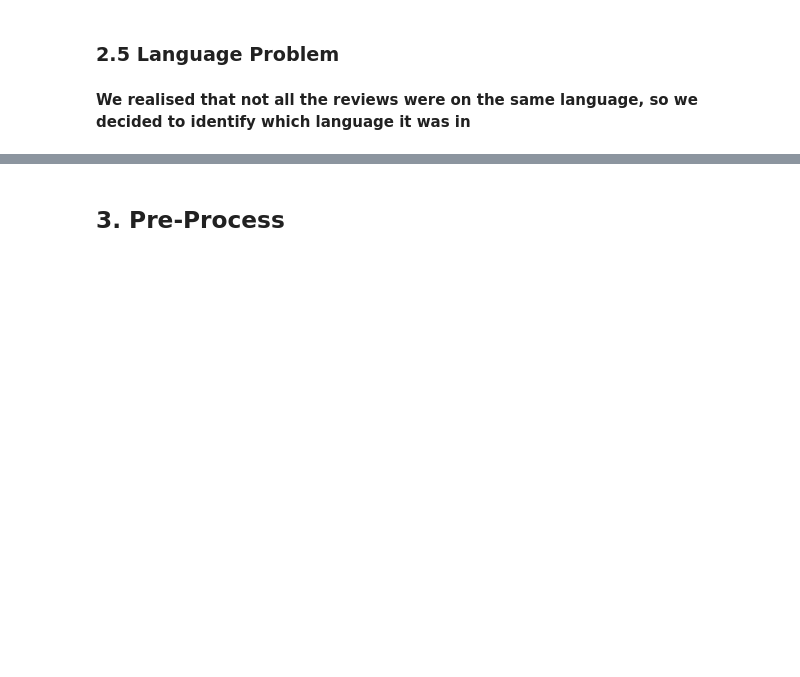
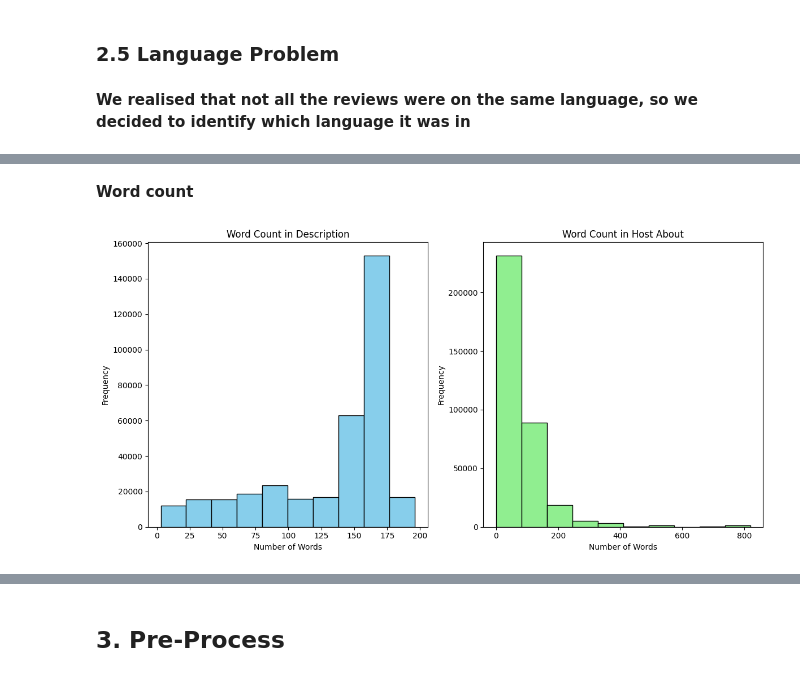
Before and after one commit to beatrizdsantosss/Text-mining-project-, a Jupyter notebook: Cleaned_Notebook.ipynb, the cells around one changed output, grey strips where cells are left out. Cells and saved outputs as stored; diff of their text form; code cells hidden in the pictures; blank space fills up the shorter version.

```diff
--- a/Cleaned_Notebook.ipynb
+++ b/Cleaned_Notebook.ipynb
@@ -277,6 +301,14 @@ def detect_language(text):
         return detect(text)
     except:
         return "Unknown"
+
+# Initialize tqdm with the total number of rows
+total_rows = len(train_merged)
+with tqdm(total=total_rows) as pbar:
+    # Apply detect_language with progress bar to each row in description column
+    def apply_and_track_progress(row):
+        pbar.update(1)
+        return detect_language(row)
+
+    train_merged["language"] = train_merged["description"].apply(apply_and_track_progress)
+    test_merged["language"] = test_merged["description"].apply(apply_and_track_progress)
-# %%
-train_merged["language"] = train_merged["description"].apply(detect_language)
-test_merged["language"] = test_merged["description"].apply(detect_language)
@@ -282,0 +352,34 @@ test_merged["language"] = test_merged["description"].apply(detect_language)
+# %% [markdown]
+**Word count**
+# %%
+def count_words(text):
+    if isinstance(text, str):
+        return len(text.split())
+    else:
+        return np.nan  # or any other appropriate value for missing data
+
+# Apply word count function to each column
+train_merged['description_word_count'] = train_merged['description'].apply(count_words)
+train_merged['host_about_word_count'] = train_merged['host_about'].apply(count_words)
+
+# Plot histograms
+plt.figure(figsize=(12, 6))
+
+# Histogram for description word count
+plt.subplot(1, 2, 1)
+plt.hist(train_merged['description_word_count'], bins=10, color='skyblue', edgecolor='black')
+plt.title('Word Count in Description')
+plt.xlabel('Number of Words')
+plt.ylabel('Frequency')
+
+# Histogram for host_about word count
+plt.subplot(1, 2, 2)
+plt.hist(train_merged['host_about_word_count'], bins=10, color='lightgreen', edgecolor='black')
+plt.title('Word Count in Host About')
+plt.xlabel('Number of Words')
+plt.ylabel('Frequency')
+
+plt.tight_layout()
+plt.show()
+# %% [output]
+[figure, added]
```
Also changed, not shown: parts of 23 cells of this notebook.
